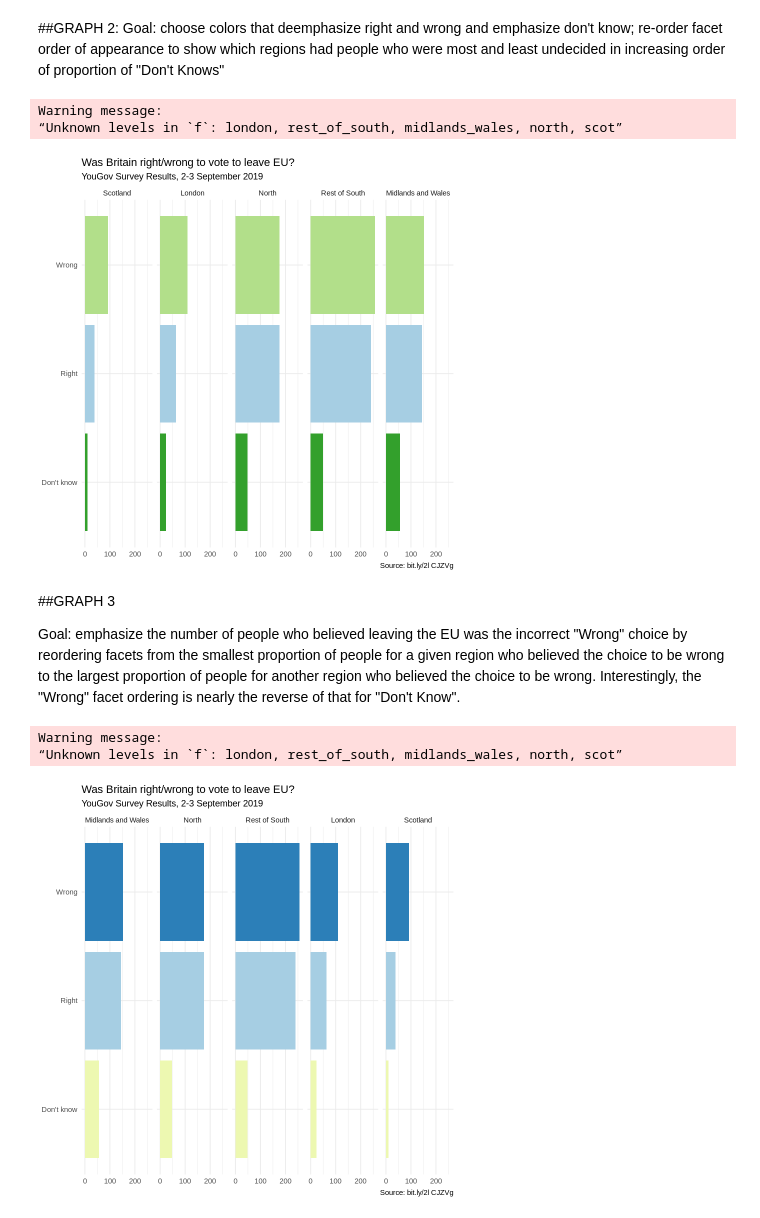
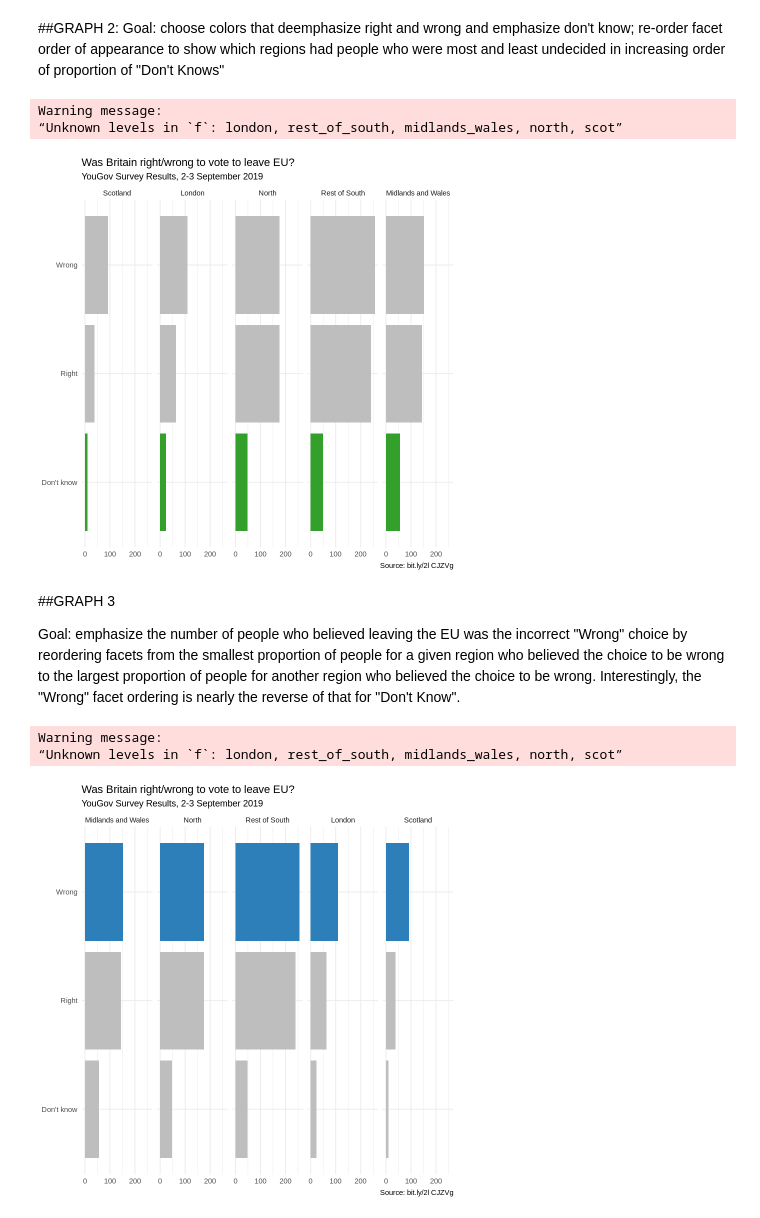
Before and after one commit to KyleSprague/DCS_210, a Jupyter notebook: Homework_4.ipynb, the cells around one changed output. Drawn from its saved outputs; the diff is of its cells as text; code cells hidden in the pictures.

```diff
--- a/Homework_4.ipynb
+++ b/Homework_4.ipynb
@@ -98,0 +97,30 @@ ggplot(altered_brexit, aes(y = opinion, fill = opinion), bin_width = 1000) +
+# %%
+brexit <- brexit %>%
+  mutate(
+    region = fct_recode(
+      region,
+      `London` = "london",
+      `Rest of South` = "rest_of_south",
+      `Midlands and Wales` = "midlands_wales",
+      `North` = "north",
+      Scotland = "scot"
+    )
+  )
+
+brexit_und <- brexit %>%
+  arrange(factor(region, levels = c('Scotland', 'London', 'Rest of South', 'Midlands and Wales', 'North')))
+  #code based on https://www.statology.org/arrange-rows-r/
+
+ggplot(brexit_und, aes(y = opinion, fill = opinion)) +
+  geom_bar() +
+  facet_wrap(~factor(region, levels=c('Scotland','London','North','Rest of South', 'Midlands and Wales')), nrow = 1)+
+  guides(fill = "none") +
+  #facet code adapted from: https://stackoverflow.com/questions/14262497/fixing-the-order-of-facets-in-ggplot
+  labs(title = "Was Britain right/wrong to vote to leave EU?",
+       subtitle = "YouGov Survey Results, 2-3 September 2019",
+       caption = "Source: bit.ly/2l CJZVg",
+       x = NULL, y = NULL) +
+  scale_fill_manual(values = c("Wrong" = "gray",
+                               "Right" = "44af33",
+                               "Don't know" = "gray")) +
+  theme_minimal()
@@ -102,36 +134,36 @@ ggplot(altered_brexit, aes(y = opinion, fill = opinion), bin_width = 1000) +
 brexit <- brexit %>%
   mutate(
     region = fct_recode(
       region,
       `London` = "london",
       `Rest of South` = "rest_of_south",
       `Midlands and Wales` = "midlands_wales",
       `North` = "north",
       Scotland = "scot"
     )
   )
 
 brexit_und <- brexit %>%
   arrange(factor(region, levels = c('Scotland', 'London', 'North', 'Rest of South', 'Midlands and Wales')))
   #code based on https://www.statology.org/arrange-rows-r/
 
 ggplot(brexit_und, aes(y = opinion, fill = opinion)) +
   geom_bar() +
   facet_wrap(~factor(region, levels=c('Scotland','London','North','Rest of South', 'Midlands and Wales')), nrow = 1)+
   guides(fill = "none") +
   #facet code adapted from: https://stackoverflow.com/questions/14262497/fixing-the-order-of-facets-in-ggplot
   labs(title = "Was Britain right/wrong to vote to leave EU?",
        subtitle = "YouGov Survey Results, 2-3 September 2019",
        caption = "Source: bit.ly/2l CJZVg",
        x = NULL, y = NULL) +
-  scale_fill_manual(values = c("Wrong" = "#b2df8a",
-                               "Right" = "#a6cee3",
+  scale_fill_manual(values = c("Wrong" = "gray",
+                               "Right" = "gray",
                                "Don't know" = "#33a02c")) +
   theme_minimal()
 # %% [output]
 Warning message:
 “Unknown levels in `f`: london, rest_of_south, midlands_wales, north, scot”
-[figure, old version]
+[figure, new version]
 # %% [markdown]
 ##GRAPH 3
 
@@ -160,10 +192,10 @@ ggplot(brexit_und, aes(y = opinion, fill = opinion)) +
        caption = "Source: bit.ly/2l CJZVg",
        x = NULL, y = NULL) +
   scale_fill_manual(values = c("Wrong" = "#2c7fb8",
-                               "Right" = "#a6cee3",
-                               "Don't know" = "#edf8b1")) +
+                               "Right" = "gray",
+                               "Don't know" = "gray")) +
   theme_minimal()
 # %% [output]
 Warning message:
 “Unknown levels in `f`: london, rest_of_south, midlands_wales, north, scot”
-[figure, old version]
+[figure, new version]
```
Also changed, not shown: parts of 7 cells of this notebook.
